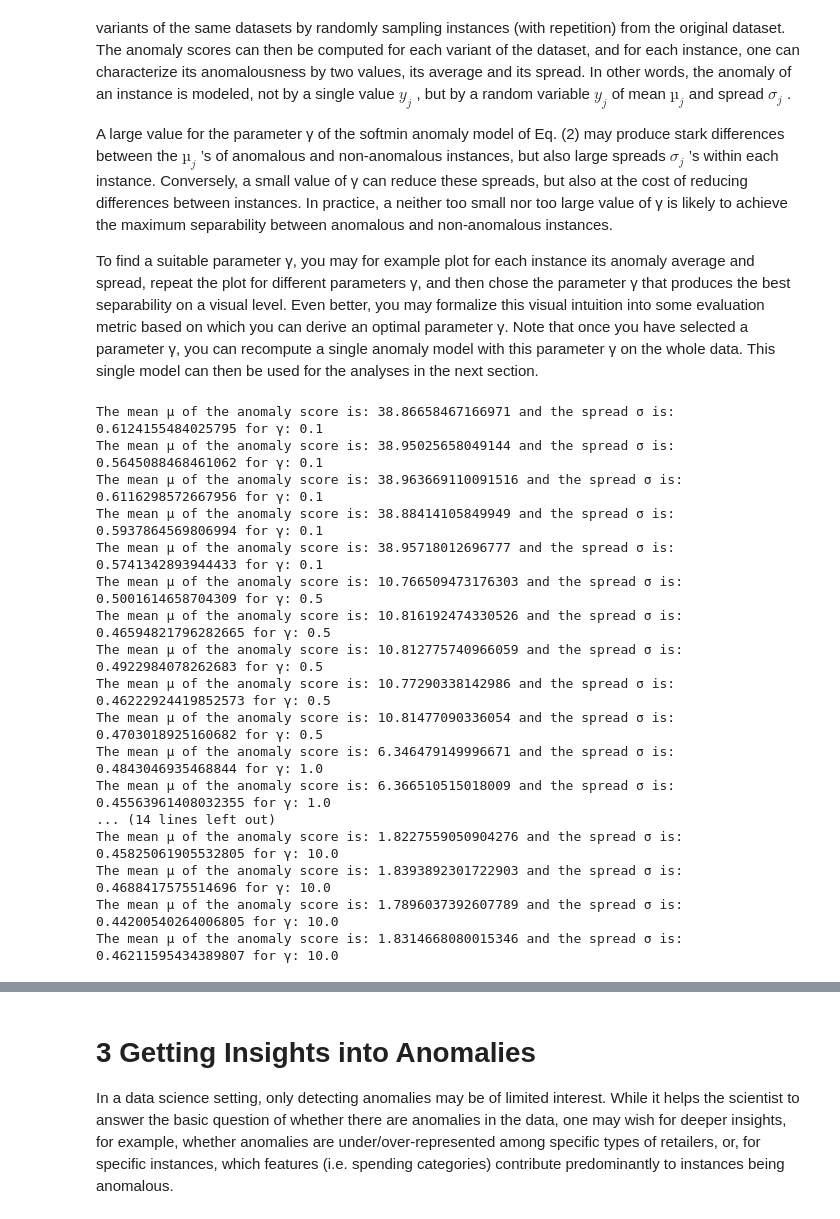
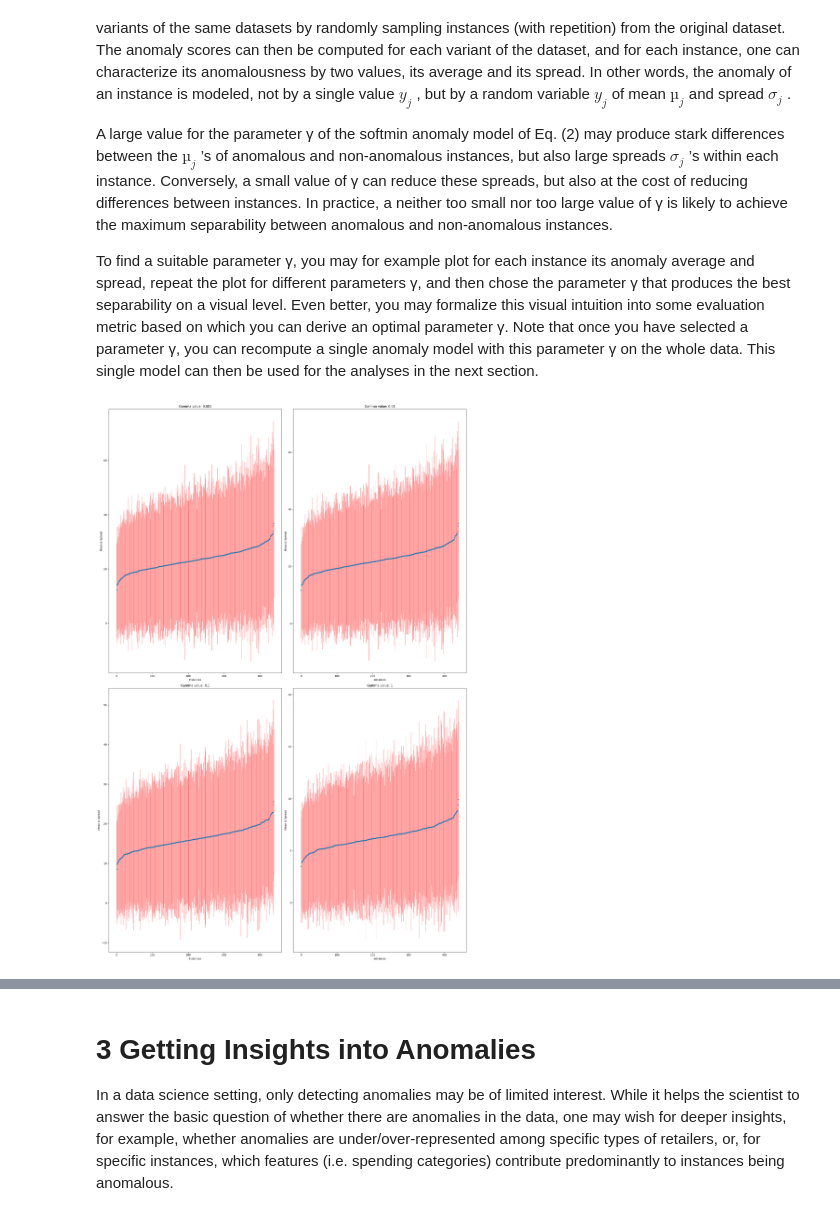
Before and after one commit to mertyaylacigit/ML-for-Data-Science, a Jupyter notebook: Part 1/Lab ML for Data Science - Part I.ipynb, the cells around one changed output, grey strips where cells are left out. Cells and saved outputs as stored; diff of their text form; code cells hidden in the pictures.

```diff
--- a/Part 1/Lab ML for Data Science - Part I.ipynb
+++ b/Part 1/Lab ML for Data Science - Part I.ipynb
@@ -270,38 +306,52 @@ A large value for the parameter γ of the softmin anomaly model of Eq. (2) may p
 To find a suitable parameter γ, you may for example plot for each instance its anomaly average and spread, repeat the plot for different parameters γ, and then chose the parameter γ that produces the best separability on a visual level. Even better, you may formalize this visual intuition into some evaluation metric based on which you can derive an optimal parameter γ. Note that once you have selected a parameter γ, you can recompute a single anomaly model with this parameter γ on the whole data. This single model can then be used for the analyses in the next section.
 # %%
 def variants_sim(data,num_variants,num_instances):
-    int_num_instaint= int(num_instances)
+    int_num_instannces= int(num_instances)
     variants = []
 
     for i in range(num_variants):
-        instances = np.random.choice(data.shape[0], int_num_instaint)
+        instances = np.random.choice(data.shape[0], int_num_instannces)
         variants.append(data.iloc[instances,:])
 
     return variants
 
-variants = variants_sim(data_log,5,data_log.shape[0]/2)
+variants = variants_sim(data_log,50,data_log.shape[0])
 
-gamma = [0.1, 0.5, 1.0, 2.0, 5.0, 10.0]
-
-for g in gamma:
-    for v in variants:
-        anomaly_scores = softmin(v,g)
-        average_and_spread_of_score(anomaly_scores, g)
+gamma = [0.001, 0.01, 0.1, 1]
-# %% [output]
-The mean µ of the anomaly score is: 38.86658467166971 and the spread σ is: 0.6124155484025795 for γ: 0.1
-The mean µ of the anomaly score is: 38.95025658049144 and the spread σ is: 0.5645088468461062 for γ: 0.1
-The mean µ of the anomaly score is: 38.963669110091516 and the spread σ is: 0.6116298572667956 for γ: 0.1
-The mean µ of the anomaly score is: 38.88414105849949 and the spread σ is: 0.5937864569806994 for γ: 0.1
-The mean µ of the anomaly score is: 38.95718012696777 and the spread σ is: 0.5741342893944433 for γ: 0.1
-The mean µ of the anomaly score is: 10.766509473176303 and the spread σ is: 0.5001614658704309 for γ: 0.5
-The mean µ of the anomaly score is: 10.816192474330526 and the spread σ is: 0.46594821796282665 for γ: 0.5
-The mean µ of the anomaly score is: 10.812775740966059 and the spread σ is: 0.4922984078262683 for γ: 0.5
-The mean µ of the anomaly score is: 10.77290338142986 and the spread σ is: 0.46222924419852573 for γ: 0.5
-The mean µ of the anomaly score is: 10.81477090336054 and the spread σ is: 0.4703018925160682 for γ: 0.5
-The mean µ of the anomaly score is: 6.346479149996671 and the spread σ is: 0.4843046935468844 for γ: 1.0
-The mean µ of the anomaly score is: 6.366510515018009 and the spread σ is: 0.45563961408032355 for γ: 1.0
-... (14 lines left out)
-The mean µ of the anomaly score is: 1.8227559050904276 and the spread σ is: 0.45825061905532805 for γ: 10.0
-The mean µ of the anomaly score is: 1.8393892301722903 and the spread σ is: 0.4688417575514696 for γ: 10.0
-The mean µ of the anomaly score is: 1.7896037392607789 and the spread σ is: 0.44200540264006805 for γ: 10.0
-The mean µ of the anomaly score is: 1.8314668080015346 and the spread σ is: 0.46211595434389807 for γ: 10.0
+# %%
+mean_score_depending_on_gamma = np.zeros((len(gamma),data_log.shape[0]))
+std_score_depending_on_gamma = np.zeros((len(gamma),data_log.shape[0]))
+
+for g_index,g in enumerate(gamma):
+    a_score_depending_on_gamma = np.zeros((data_log.shape[0],len(variants)))
+    for v_num,v in enumerate(variants):
+        v_distances = squared_distance(v)
+        v_anomaly_scores = softmin(v_distances,g)
+        for rowindex,score in enumerate(v_anomaly_scores):
+            getindex = v.index[rowindex]
+            a_score_depending_on_gamma[getindex,v_num] = np.mean(a_score_depending_on_gamma[getindex,v_num] + score)
+    mean_score_depending_on_gamma[g_index] = np.mean(a_score_depending_on_gamma,axis=1)
+    std_score_depending_on_gamma[g_index] = np.std(a_score_depending_on_gamma,axis=1)
+
+
+
+index_num = [ind for ind in range(len(mean_score_depending_on_gamma[0]))]
+
+plt.figure(figsize=(20, 30))
+
+for i, gamma_value in enumerate(gamma):
+    plt.subplot(2, 2, i+1)
+    stats = zip(mean_score_depending_on_gamma[i],std_score_depending_on_gamma[i])
+    sorted_stats = sorted(stats)
+    sorted_stats0 = [stat[0] for stat in sorted_stats]
+    soreted_stats1 = [stat[1] for stat in sorted_stats]
+    plt.title('Gamma value: ' + str(gamma_value))
+    plt.xlabel('Instances')
+    plt.ylabel('Mean & Spread')
+
+    plt.errorbar(index_num,sorted_stats0,soreted_stats1,linestyle='None', marker='.',ecolor="red",elinewidth=0.5)
+
+plt.tight_layout()
+plt.show()
+# %% [output]
+[figure, added]
```
Also changed, not shown: parts of 15 cells of this notebook.
